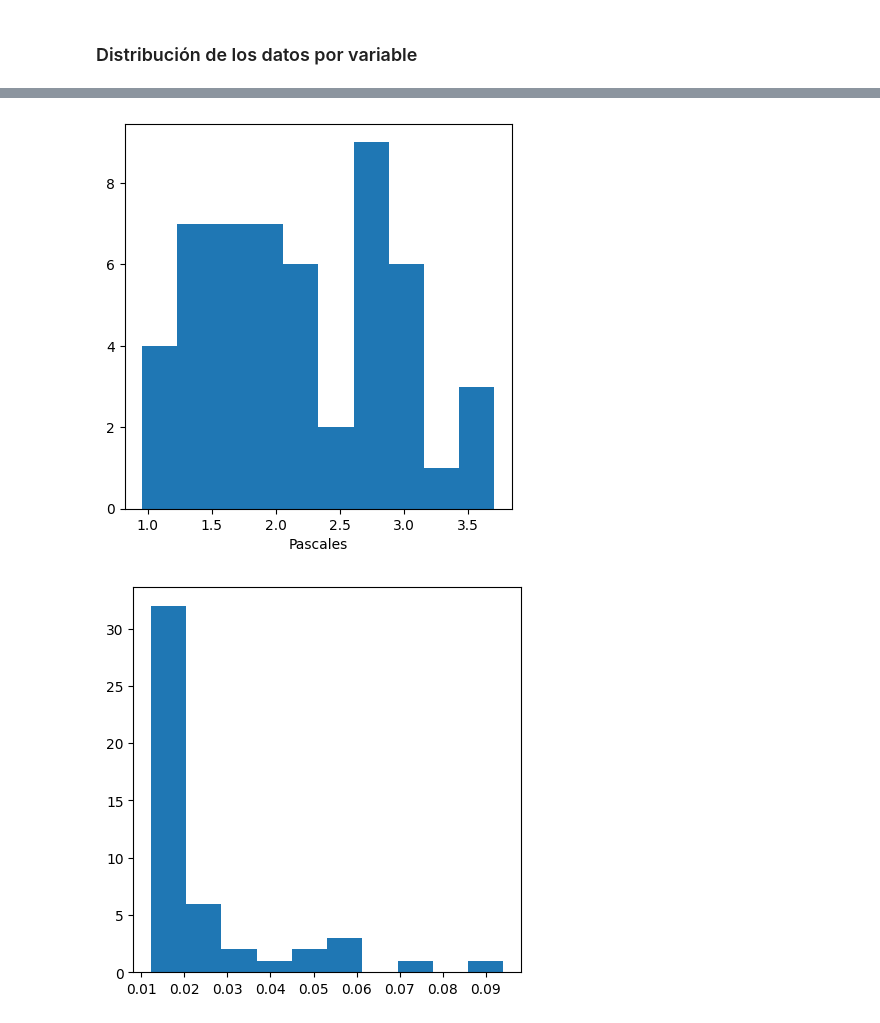
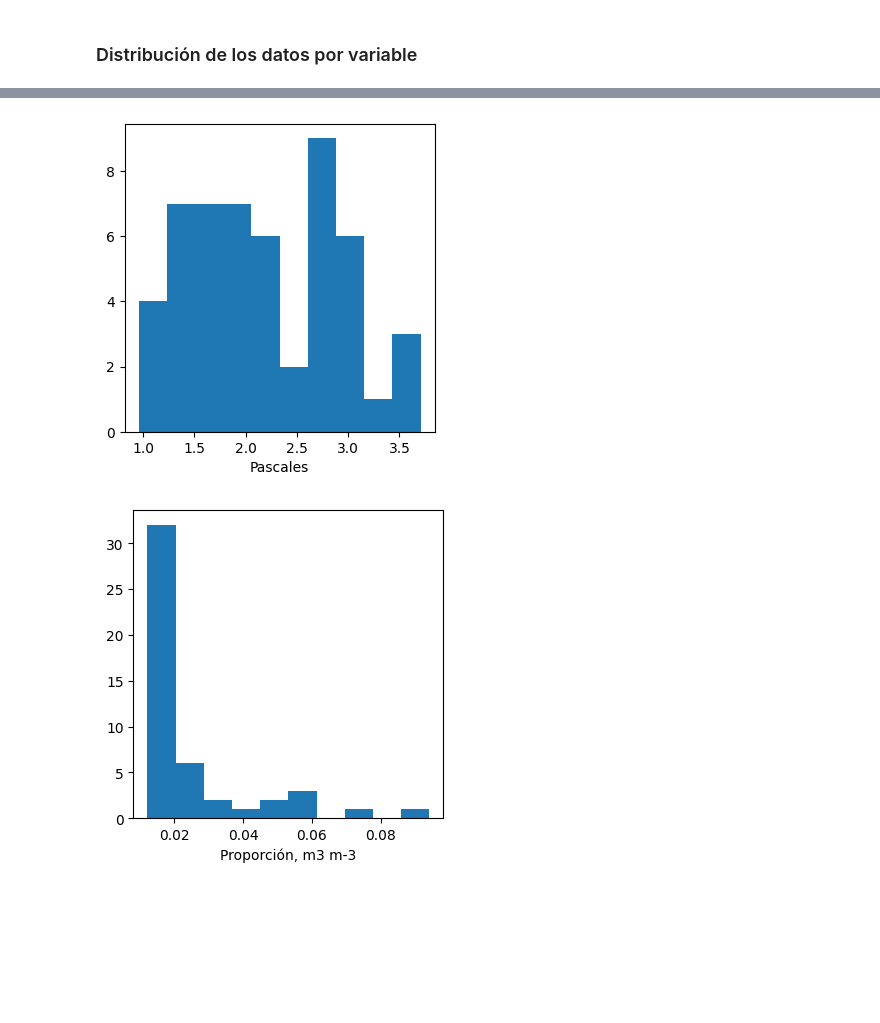
Before and after one commit to husseinlopez/biologia, a Jupyter notebook: data_analysis.ipynb, the cells around one changed output, grey strips where cells are left out. Saved outputs shown, nothing was run; the diff lists cells and outputs as text; code cells hidden in the pictures; blank space fills up the shorter version.

```diff
--- a/data_analysis.ipynb
+++ b/data_analysis.ipynb
@@ -133,11 +160,12 @@ plt.xlabel('Tav (°C)');
 # %%
-fig = plt.subplots(figsize=(5, 5))
+fig = plt.subplots(figsize=(4, 4))
 plt.hist(df['4 VPDav']);
 plt.xlabel('Pascales');
 # %% [output]
-[figure, old version]
+[figure, new version]
 # %%
-fig = plt.subplots(figsize=(5, 5))
+fig = plt.subplots(figsize=(4, 4))
 plt.hist(df['4 SWC']);
+plt.xlabel('Proporción, m3 m-3');
 # %% [output]
-[figure, old version]
+[figure, new version]
```
Also changed, not shown: parts of 30 cells of this notebook.
